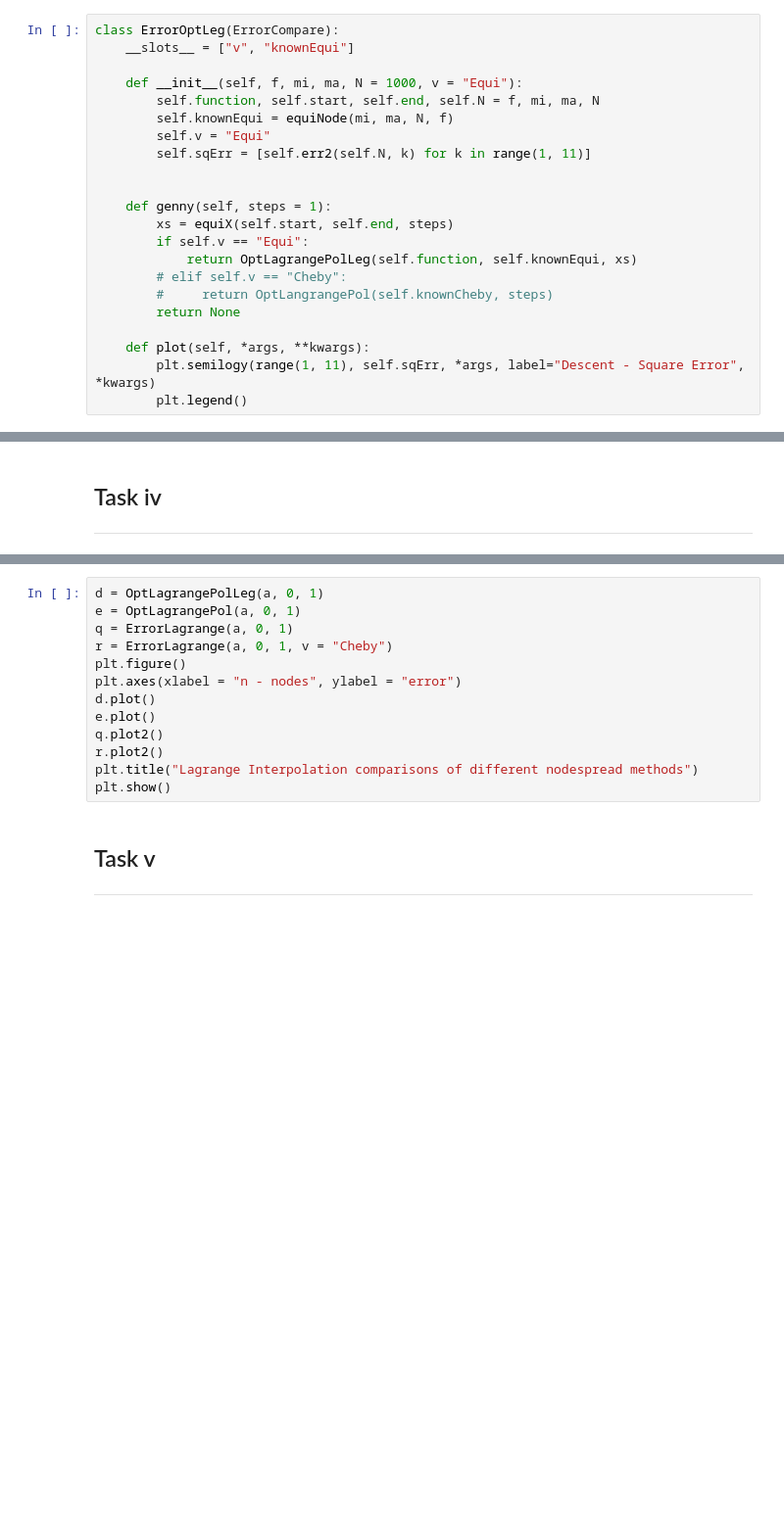
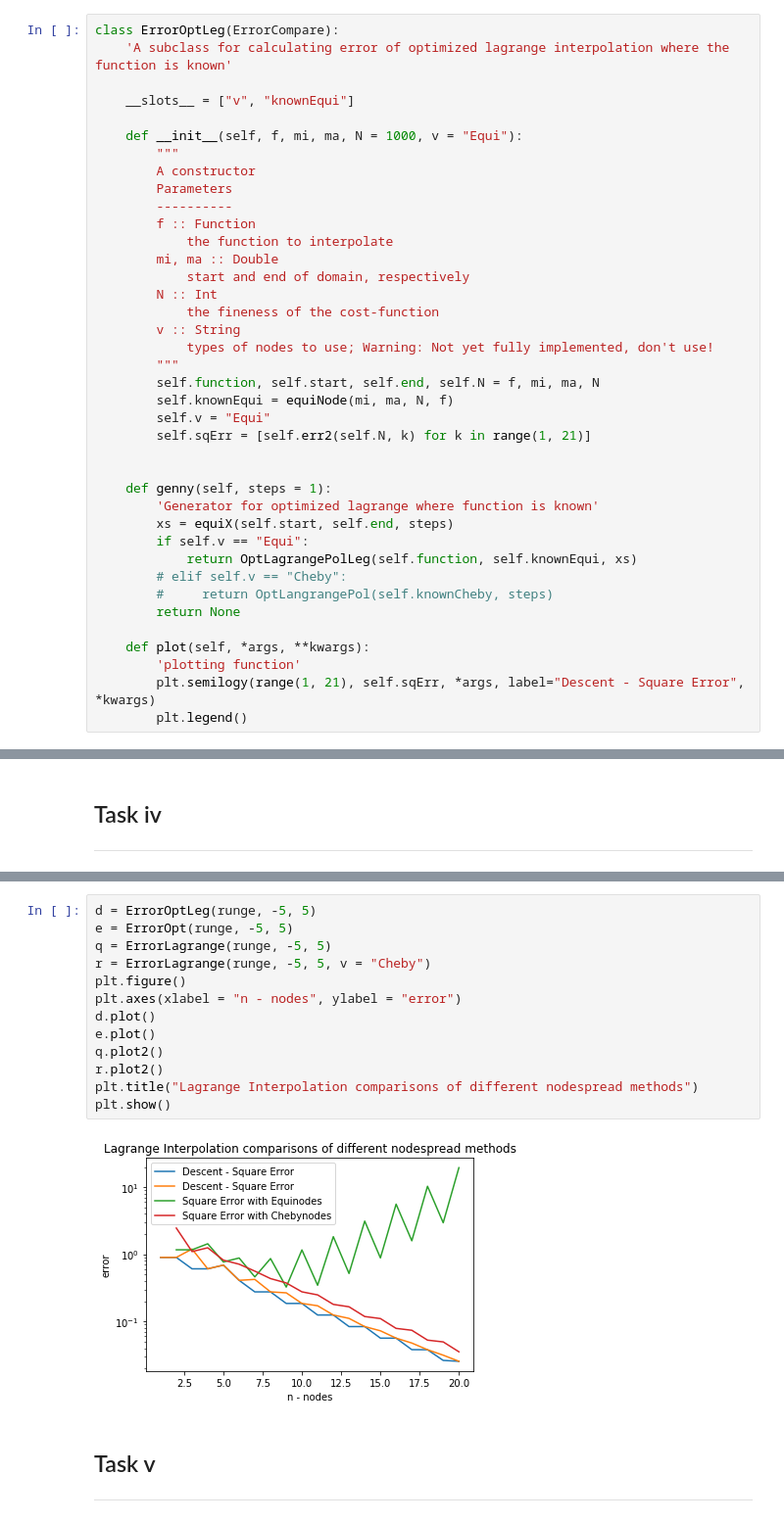
Before and after one commit to CelestialCry/Numerical-Methods, a Jupyter notebook: Øving/Assignment 2.ipynb, the cells around one changed output, grey strips where cells are left out. Shown at 98% size. Cells and saved outputs as stored; diff of their text form; blank space fills up the shorter version.

```diff
--- a/Øving/Assignment 2.ipynb
+++ b/Øving/Assignment 2.ipynb
@@ -529,16 +741,32 @@ class ErrorOpt(ErrorCompare):
 ----
 # %%
 class ErrorOptLeg(ErrorCompare):
+    'A subclass for calculating error of optimized lagrange interpolation where the function is known'
+
     __slots__ = ["v", "knownEqui"]
 
     def __init__(self, f, mi, ma, N = 1000, v = "Equi"):
+        """
+        A constructor
+        Parameters
+        ----------
+        f :: Function
+            the function to interpolate
+        mi, ma :: Double
+            start and end of domain, respectively
+        N :: Int
+            the fineness of the cost-function
+        v :: String
+            types of nodes to use; Warning: Not yet fully implemented, don't use!
+        """
         self.function, self.start, self.end, self.N = f, mi, ma, N
         self.knownEqui = equiNode(mi, ma, N, f)
         self.v = "Equi"
-        self.sqErr = [self.err2(self.N, k) for k in range(1, 11)]
+        self.sqErr = [self.err2(self.N, k) for k in range(1, 21)]
 
 
     def genny(self, steps = 1):
+        'Generator for optimized lagrange where function is known'
         xs = equiX(self.start, self.end, steps)
         if self.v == "Equi":
             return OptLagrangePolLeg(self.function, self.knownEqui, xs)
@@ -547,7 +775,8 @@ class ErrorOptLeg(ErrorCompare):
         return None
 
     def plot(self, *args, **kwargs):
-        plt.semilogy(range(1, 11), self.sqErr, *args, label="Descent - Square Error", *kwargs)
+        'plotting function'
+        plt.semilogy(range(1, 21), self.sqErr, *args, label="Descent - Square Error", *kwargs)
         plt.legend()
 # %% [markdown]
 ## Error of Radial Basis Function Interpolation
@@ -738,16 +986,18 @@ plt.show()
 # %%
-d = OptLagrangePolLeg(a, 0, 1)
-e = OptLagrangePol(a, 0, 1)
-q = ErrorLagrange(a, 0, 1)
-r = ErrorLagrange(a, 0, 1, v = "Cheby")
+d = ErrorOptLeg(runge, -5, 5)
+e = ErrorOpt(runge, -5, 5)
+q = ErrorLagrange(runge, -5, 5)
+r = ErrorLagrange(runge, -5, 5, v = "Cheby")
 plt.figure()
 plt.axes(xlabel = "n - nodes", ylabel = "error")
 d.plot()
 e.plot()
 q.plot2()
 r.plot2()
 plt.title("Lagrange Interpolation comparisons of different nodespread methods")
 plt.show()
+# %% [output]
+[figure, added]
 # %% [markdown]
 ## Task v
 ----
```
Also changed, not shown: parts of 25 cells of this notebook.
